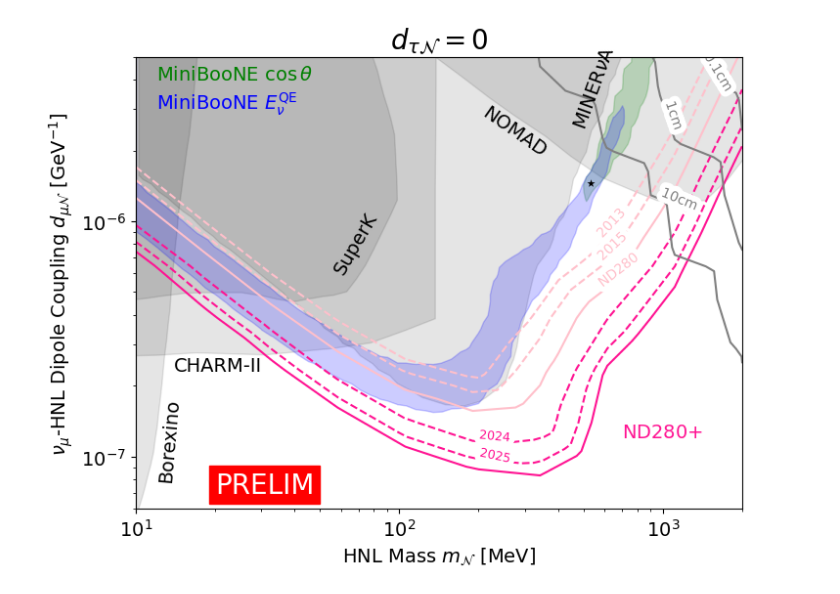
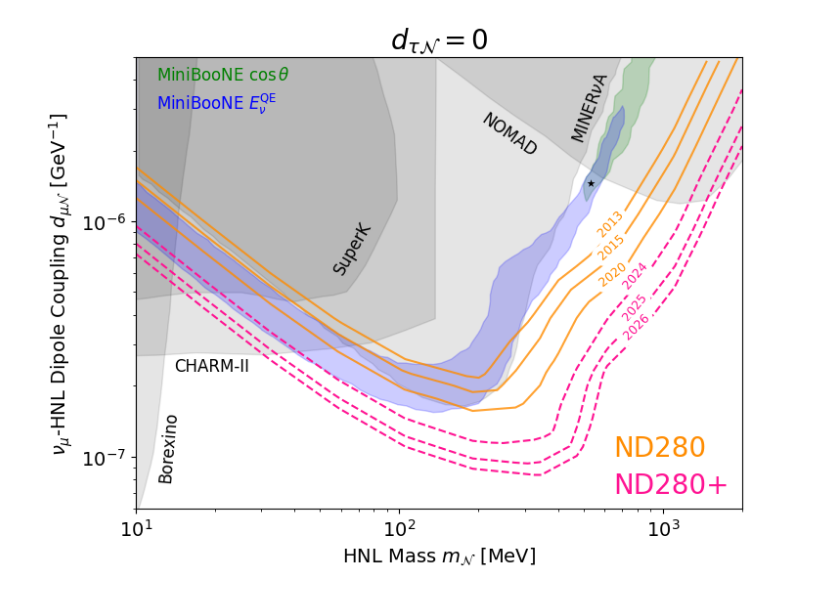
Before and after one commit to mingshauliu/Dipole-HNL-Limits, a Jupyter notebook: Global_HNL_Constraints.ipynb, the cells around one changed output. Saved outputs shown, nothing was run; the diff lists cells and outputs as text; code cells hidden in the pictures.

```diff
--- a/Global_HNL_Constraints.ipynb
+++ b/Global_HNL_Constraints.ipynb
@@ -311,5 +324,6 @@ dist['d-3'] = 14e2
 # %%
 from labellines import labelLine, labelLines
+
 
 # dtau_keys = ['MINERvA_dtau', 'MB_energy_dtau', 'MB_angle', 'LSND', 'SBND', 'SHiP_Main','ND280upgrd.5','ND280upgrd','ND280upgrd1','ND280upgrd2', 'SN1987A']
 # dtau_keys = ['MINERvA_dtau', 'MB_energy_dtau', 'MB_angle', 'LSND', 'SBND', 'SHiP_Main','ND280','ND2801','ND2802', 'SN1987A']
@@ -322,67 +336,71 @@ for exp_key, (con_m, con_d) in constraints.items():
         continue
     elif projected[exp_key]:
         continue
-    elif exp_key == 'SN1987A':
-        plt.fill_between(con_m, con_d, 1e-8, alpha=0.1, color = 'gray')
-        plt.text(*label_position[exp_key],
-             labels[exp_key],
-             rotation=label_angle[exp_key],
-             color='black',
-             fontsize=14)
-    elif exp_key == 'ND280upgrd1' or  exp_key == 'ND280upgrd2' or exp_key == 'ND280upgrd.5':
-        line, = plt.plot(con_m, con_d, alpha=1, linestyle = 'dashed', color = colors[exp_key])
-        labelLine(line, x=200, label=labels[exp_key], ha='left', va='bottom', color=colors[exp_key], fontsize=9, backgroundcolor='none')
+    # elif exp_key == 'SN1987A':
+    #     plt.fill_between(con_m, con_d, 1e-8, alpha=0.1, color = 'gray')
+    #     plt.text(*label_position[exp_key],
+    #          labels[exp_key],
+    #          rotation=label_angle[exp_key],
+    #          color='black',
+    #          fontsize=14)
+    elif exp_key == 'ND280upgrd1' or  exp_key == 'ND280upgrd2' or exp_key == 'ND280upgrd.5' or exp_key == 'ND280upgrd':
+        line, = plt.plot(con_m, con_d, alpha=1, linestyle = 'dashed', color = 'deeppink')
+        labelLine(line, x=750, label=labels[exp_key], ha='left', va='bottom', color= 'deeppink', fontsize=9, backgroundcolor='none')
 
-    elif exp_key == 'ND280upgrd':
-        plt.plot(con_m, con_d, alpha=1, linestyle = 'solid', color = colors[exp_key])
-        # plt.fill_between(con_m, con_d, 1e-5, alpha=0.2, color = 'pink')
-        plt.text(*label_position[exp_key],
-             labels[exp_key],
-             rotation=label_angle[exp_key],
-             color='deeppink',
-             fontsize=14)
+    # elif :
+    #     plt.plot(con_m, con_d, alpha=1, linestyle = 'solid', color = colors[exp_key])
+    #     # plt.fill_between(con_m, con_d, 1e-5, alpha=0.2, color = 'pink')
+    #     plt.text(*label_position[exp_key],
+    #          labels[exp_key],
+    #          rotation=label_angle[exp_key],
+    #          color='deeppink',
+    #          fontsize=14)
 
-    elif exp_key == 'ND2801' or  exp_key == 'ND2802':
-        line, = plt.plot(con_m, con_d, alpha=1, linestyle = 'dashed', color = colors[exp_key])
-        labelLine(line, x=600, label=labels[exp_key], ha='left', va='bottom', color=colors[exp_key], fontsize=10, backgroundcolor='none')
+    elif exp_key == 'ND2801' or  exp_key == 'ND2802' or exp_key == 'ND280':
+        line, = plt.plot(con_m, con_d, alpha=0.8, linestyle = 'solid', color = 'darkorange')
+        labelLine(line, x=600, label=labels[exp_key], ha='left', va='bottom', color='darkorange', fontsize=9, backgroundcolor='none')
 
-    elif exp_key == 'ND280':
-        line, = plt.plot(con_m, con_d, alpha=1, linestyle = 'solid', color = colors[exp_key])
-        labelLine(line, x=600, label=labels[exp_key], ha='left', va='bottom', color=colors[exp_key], fontsize=10, backgroundcolor='none')
+    # elif exp_key == 'ND280':
+    #     line, = plt.plot(con_m, con_d, alpha=1, linestyle = 'solid', color = colors[exp_key])
+    #     labelLine(line, x=600, label=labels[exp_key], ha='left', va='bottom', color=colors[exp_key], fontsize=10, backgroundcolor='none')
     elif exp_key == 'MB_angle_1' or exp_key == 'MB_energy':
         color = colors[exp_key]
         plt.fill_between(con_m, con_d, 1e-5, alpha=0.2, color=color)
         plt.text(*label_position[exp_key],
              labels[exp_key],
              rotation=label_angle[exp_key],
              color=color,
-             fontsize=14)
-    elif exp_key in ['d-1','d-2','d-3','d-0','d-10']:
-        line, = plt.plot(con_m, con_d, alpha=1, linestyle = 'solid', color = 'gray')
-        labelLine(line, x=dist[exp_key], label=labels[exp_key], ha='left', va='bottom', color='gray', fontsize=10, backgroundcolor='none')
+             fontsize=12, backgroundcolor='none')
+    # elif exp_key == 'ND280' or exp_key == 'MB_energy':
+
+    # elif exp_key in ['d-1','d-2','d-3','d-0','d-10']:
+    #     line, = plt.plot(con_m, con_d, alpha=1, linestyle = 'solid', color = 'gray')
+    #     labelLine(line, x=dist[exp_key], label=labels[exp_key], ha='left', va='bottom', color='gray', fontsize=10, backgroundcolor='none')
     else:
         color = colors[exp_key] if exp_key in colors.keys() else 'black'
         plt.fill_between(con_m, con_d, 1e-5, alpha=0.1, color=color)
         plt.text(*label_position[exp_key],
              labels[exp_key],
              rotation=label_angle[exp_key],
              color='black',
-             fontsize=14)
+             fontsize=12)
 
 # plt.text(600,2e-7,'ND280',color='deeppink',fontsize=14)
+plt.text( 650, 1e-7, 'ND280', color='darkorange', fontsize=20, backgroundcolor='none')
+plt.text( 650, 7e-8, 'ND280+', color='deeppink', fontsize=20, backgroundcolor='none')
 
 plt.text( 500, 1.4e-6, '$\star$', color='black', fontsize=15)
-plt.text( 20, 7e-8, 'PRELIM', color='white', fontsize=20, backgroundcolor='red')
+# plt.text( 20, 7e-8, 'PRELIM', color='white', fontsize=20, backgroundcolor='red')
 
 plt.loglog()
 plt.title(r'$d_{\tau \mathcal{N}} = 0$', fontsize=20)
 plt.xlim(1e1, 2e3)
 plt.ylim(6e-8, 5e-6)
 plt.xticks(fontsize=14)
 plt.xlabel(r'HNL Mass $m_\mathcal{N}$ [MeV]', fontsize=14)
 plt.yticks(fontsize=14)
 plt.ylabel(r'$\nu_\mu$-HNL Dipole Coupling $d_{\mu\mathcal{N}}$ [GeV$^{-1}$]', fontsize=14)
 plt.savefig('GlobalConstraints.pdf', dpi=200)
 plt.show()
 # %% [output]
-[figure, old version]
+[figure, new version]
```
Also changed, not shown: parts of 3 cells of this notebook, 10 other files.
